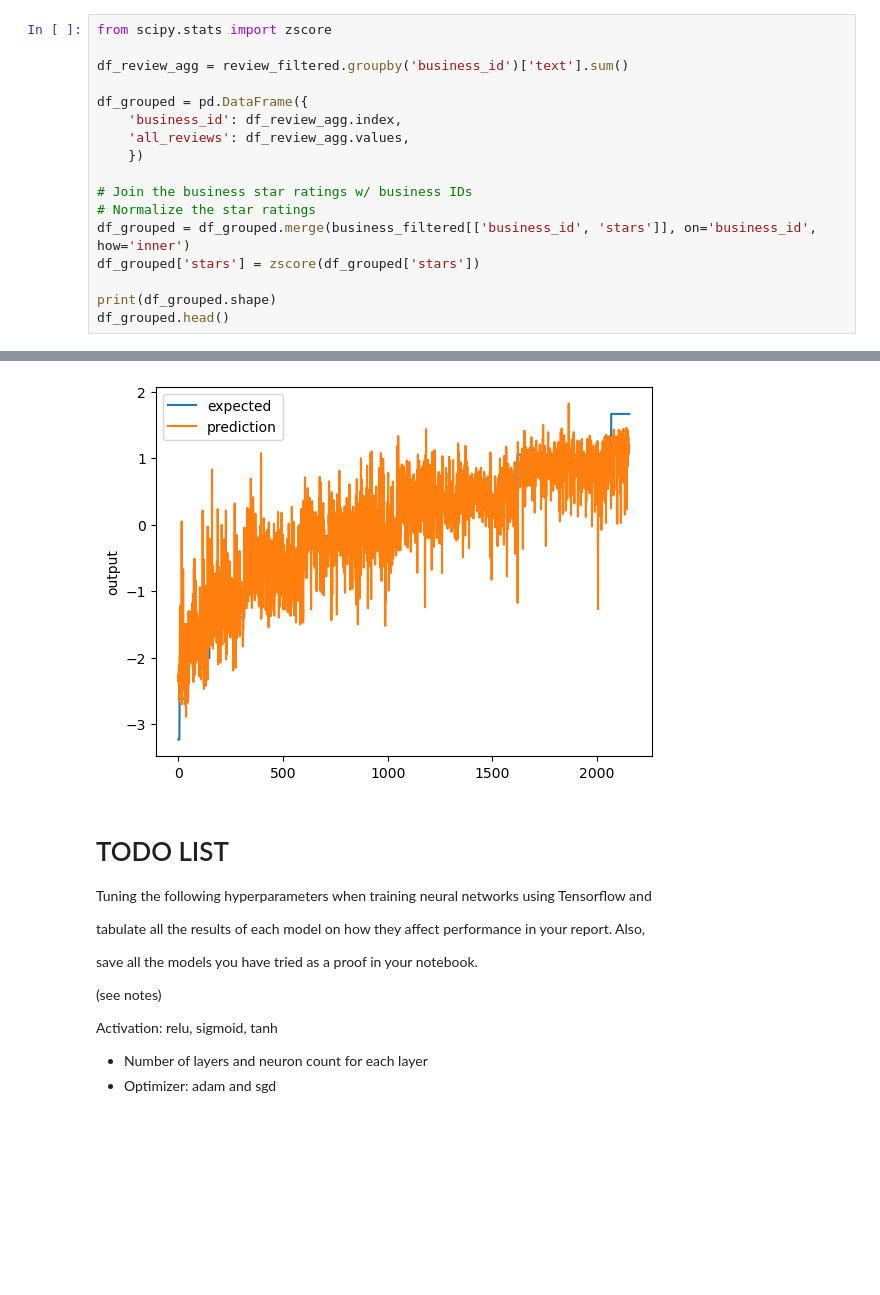
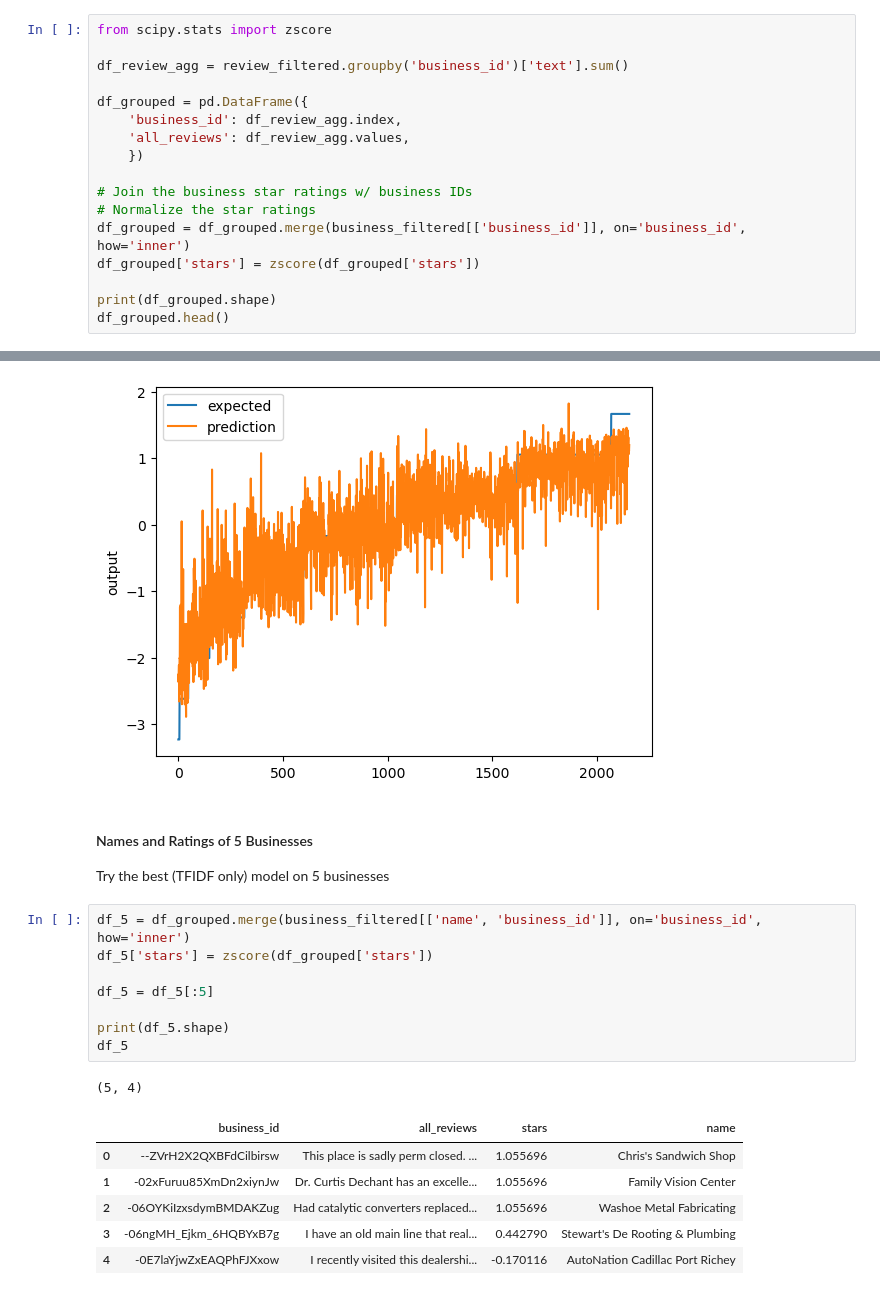
Before and after one commit to rahulio96/yelp-neural-network, a Jupyter notebook: main.ipynb, the cells around one changed output, grey strips where cells are left out. Saved outputs shown, nothing was run; the diff lists cells and outputs as text; blank space fills up the shorter version.

Commit message:
Add extra feature and include real-actual vals for 5 rows

```diff
--- a/main.ipynb
+++ b/main.ipynb
@@ -63,7 +63,7 @@ df_grouped = pd.DataFrame({
 
 # Join the business star ratings w/ business IDs
 # Normalize the star ratings
-df_grouped = df_grouped.merge(business_filtered[['business_id', 'stars']], on='business_id', how='inner')
+df_grouped = df_grouped.merge(business_filtered[['business_id']], on='business_id', how='inner')
 df_grouped['stars'] = zscore(df_grouped['stars'])
 
 print(df_grouped.shape)
@@ -615,18 +615,21 @@ chart_regression(pred.flatten(), y_test, sort=True)
 68/68 ━━━━━━━━━━━━━━━━━━━━ 0s 7ms/step
 [figure]
 # %% [markdown]
-# TODO LIST
-
-Tuning the following hyperparameters when training neural networks using Tensorflow and
-
-tabulate all the results of each model on how they affect performance in your report. Also,
-
-save all the models you have tried as a proof in your notebook.
-
-
-(see notes)
-
-Activation: relu, sigmoid, tanh
-
-- Number of layers and neuron count for each layer
-- Optimizer: adam and sgd
+#### Names and Ratings of 5 Businesses
+Try the best (TFIDF only) model on 5 businesses
+# %%
+df_5 = df_grouped.merge(business_filtered[['name', 'business_id']], on='business_id', how='inner')
+df_5['stars'] = zscore(df_grouped['stars'])
+
+df_5 = df_5[:5]
+
+print(df_5.shape)
+df_5
+# %% [output]
+(5, 4)
+|  | business_id | all_reviews | stars | name |
+| 0 | --ZVrH2X2QXBFdCilbirsw | This place is sadly perm closed. ... | 1.055696 | Chris's Sandwich Shop |
+| 1 | -02xFuruu85XmDn2xiynJw | Dr. Curtis Dechant has an excelle... | 1.055696 | Family Vision Center |
+| 2 | -06OYKiIzxsdymBMDAKZug | Had catalytic converters replaced... | 1.055696 | Washoe Metal Fabricating |
+| 3 | -06ngMH_Ejkm_6HQBYxB7g | I have an old main line that real... | 0.442790 | Stewart's De Rooting & Plumbing |
+| 4 | -0E7laYjwZxEAQPhFJXxow | I recently visited this dealershi... | -0.170116 | AutoNation Cadillac Port Richey |
```
Also changed, not shown: parts of 11 cells of this notebook.
